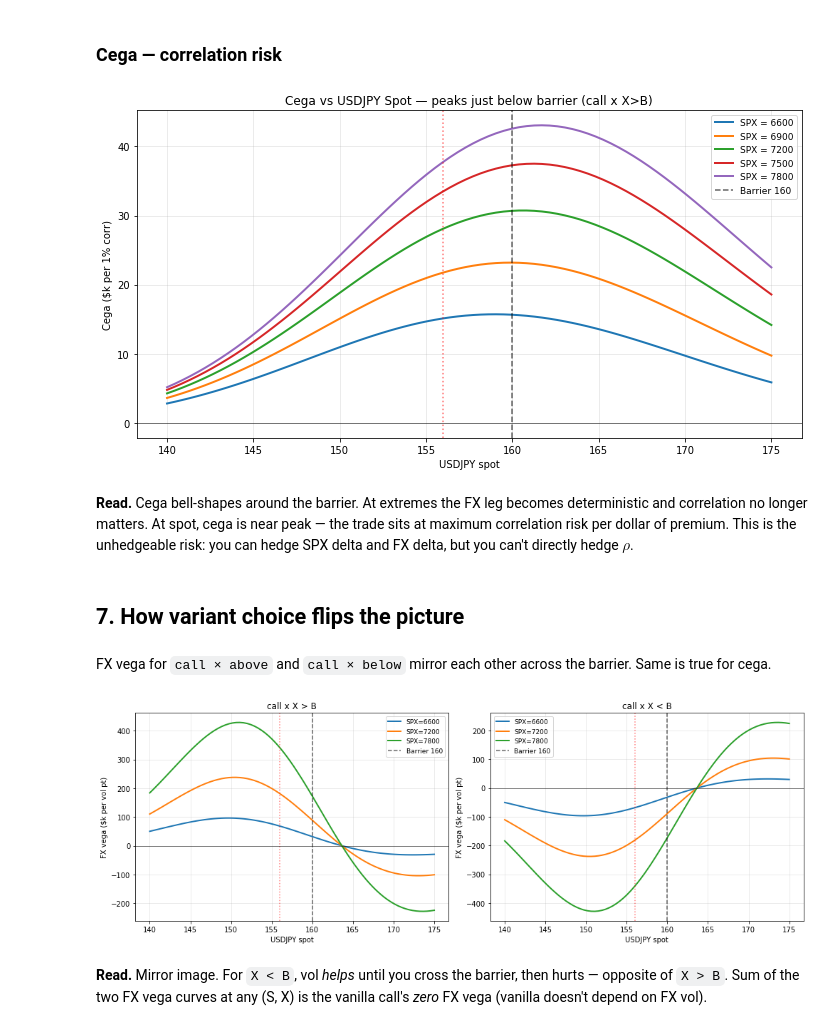
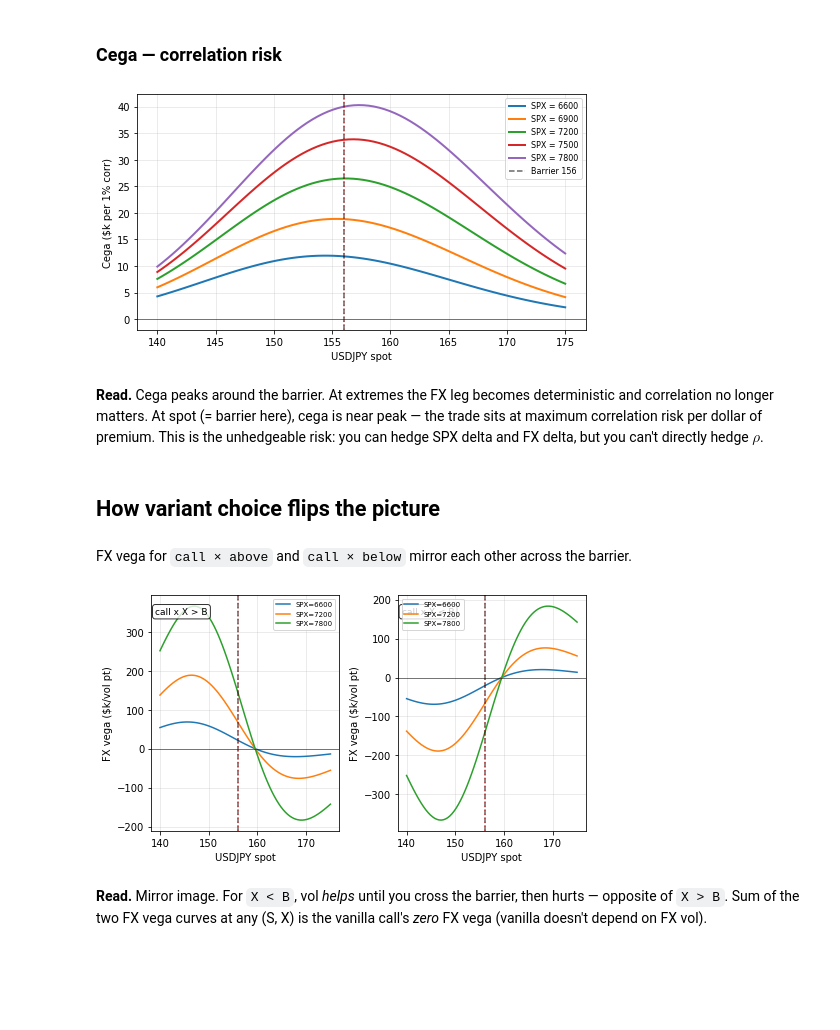
Before and after one commit to Johnny-Alexander/eq-fx-hybrid, a Jupyter notebook: notebooks/conditional_european.ipynb, the cells around one changed output. Saved outputs shown, nothing was run; the diff lists cells and outputs as text; code cells hidden in the pictures; blank space fills up the shorter version.

```diff
--- a/notebooks/conditional_european.ipynb
+++ b/notebooks/conditional_european.ipynb
@@ -48,8 +37,8 @@ NOTIONAL = 100e6  # $100mm
 p = HybridInputs(
     S0=7200.0,    # SPX spot
     X0=156.0,     # USDJPY spot (JPY per USD)
-    K=7000.0,     # SPX strike
-    B=160.0,      # USDJPY barrier
+    K=7200.0,     # SPX strike
+    B=156.0,      # USDJPY barrier (= spot, ATM-barrier)
     T=0.5,        # 6 months
     r_d=0.045,    # USD rate (settlement currency, used for discounting)
     r_f=0.005,    # JPY rate (foreign side of USDJPY)
@@ -302,23 +305,20 @@ plt.tight_layout(); plt.show()
 fx_grid = np.linspace(140, 175, 80)
 spx_levels = [6600, 6900, 7200, 7500, 7800]
 
-# FX delta as notional-equivalent FX hedge ($mm).
-# (PnL per +1% FX move) * 100 = USD-notional of FX you'd need to short to hedge.
 def fx_hedge_mm(S0, X0, eq="call", fx="above"):
     units_local = NOTIONAL / S0
     dX = 0.01 * X0
     pnl_per_1pct = (price_at(S0, X0+dX, eq=eq, fx=fx) - price_at(S0, X0-dX, eq=eq, fx=fx)) * units_local / 2
-    return pnl_per_1pct * 100 / 1e6   # -> $mm notional-equivalent
+    return pnl_per_1pct * 100 / 1e6   # $mm notional-equivalent
 
-fig, ax = plt.subplots(figsize=(10, 5.5))
+fig, ax = plt.subplots(figsize=(7, 4))
 for S0 in spx_levels:
     fxd = [fx_hedge_mm(S0, x) for x in fx_grid]
     ax.plot(fx_grid, fxd, label=f"SPX = {S0}", linewidth=2)
-ax.axhline(0, color="black", linewidth=0.8, ls="--", alpha=0.6, label="Vanilla call (zero FX delta)")
+ax.axhline(0, color="black", linewidth=0.8, ls="--", alpha=0.6, label="Vanilla (zero)")
 ax.axvline(p.B, color="k", ls="--", alpha=0.6, label=f"Barrier {p.B:.0f}")
 ax.axvline(p.X0, color="red", ls=":", alpha=0.5, label=f"USDJPY {p.X0:.0f}")
 ax.set_xlabel("USDJPY spot"); ax.set_ylabel("FX hedge size ($mm)")
-ax.set_title(f"Notional-equivalent FX hedge on ${NOTIONAL/1e6:.0f}mm — peaks at the barrier")
-ax.legend(fontsize=9); ax.grid(alpha=0.3)
+ax.legend(fontsize=8); ax.grid(alpha=0.3)
 plt.tight_layout(); plt.show()
 # %% [output]
@@ -347,10 +346,7 @@ plt.tight_layout(); plt.show()
 # %% [markdown]
 ### FX vega — sign flips at the barrier
 # %%
-fx_grid = np.linspace(140, 175, 80)
-spx_levels = [6600, 6900, 7200, 7500, 7800]
-
-fig, ax = plt.subplots(figsize=(10, 5.5))
+fig, ax = plt.subplots(figsize=(7, 4))
 for S0 in spx_levels:
     fxv = [vega_at(S0, x, "sig_X") * units / 1e3 for x in fx_grid]
     ax.plot(fx_grid, fxv, label=f"SPX = {S0}", linewidth=2)
@@ -358,7 +354,6 @@ ax.axvline(p.B, color="k", ls="--", alpha=0.6, label=f"Barrier {p.B:.0f}")
 ax.axvline(p.X0, color="red", ls=":", alpha=0.5, label=f"USDJPY {p.X0:.0f}")
 ax.axhline(0, color="black", linewidth=0.5)
 ax.set_xlabel("USDJPY spot"); ax.set_ylabel("FX vega ($k per vol pt)")
-ax.set_title("FX Vega vs USDJPY Spot — sign flips at barrier (call x X>B)")
-ax.legend(fontsize=9); ax.grid(alpha=0.3)
+ax.legend(fontsize=8); ax.grid(alpha=0.3)
 plt.tight_layout(); plt.show()
 # %% [output]
@@ -368,7 +363,7 @@ plt.tight_layout(); plt.show()
 # %% [markdown]
 ### Cega — correlation risk
 # %%
-fig, ax = plt.subplots(figsize=(10, 5.5))
+fig, ax = plt.subplots(figsize=(7, 4))
 for S0 in spx_levels:
     cs = [cega_at(S0, x) * units / 1e3 for x in fx_grid]
     ax.plot(fx_grid, cs, label=f"SPX = {S0}", linewidth=2)
@@ -376,32 +371,32 @@ ax.axvline(p.B, color="k", ls="--", alpha=0.6, label=f"Barrier {p.B:.0f}")
 ax.axvline(p.X0, color="red", ls=":", alpha=0.5)
 ax.axhline(0, color="black", linewidth=0.5)
 ax.set_xlabel("USDJPY spot"); ax.set_ylabel("Cega ($k per 1% corr)")
-ax.set_title("Cega vs USDJPY Spot — peaks just below barrier (call x X>B)")
-ax.legend(fontsize=9); ax.grid(alpha=0.3)
+ax.legend(fontsize=8); ax.grid(alpha=0.3)
 plt.tight_layout(); plt.show()
 # %% [output]
-[figure, old version]
+[figure, new version]
 # %% [markdown]
-**Read.** Cega bell-shapes around the barrier. At extremes the FX leg becomes deterministic and correlation no longer matters. At spot, cega is near peak — the trade sits at maximum correlation risk per dollar of premium. This is the unhedgeable risk: you can hedge SPX delta and FX delta, but you can't directly hedge $\rho$.
+**Read.** Cega peaks around the barrier. At extremes the FX leg becomes deterministic and correlation no longer matters. At spot (= barrier here), cega is near peak — the trade sits at maximum correlation risk per dollar of premium. This is the unhedgeable risk: you can hedge SPX delta and FX delta, but you can't directly hedge $\rho$.
 # %% [markdown]
-## 7. How variant choice flips the picture
+## How variant choice flips the picture
 # %% [markdown]
-FX vega for `call × above` and `call × below` mirror each other across the barrier. Same is true for cega.
+FX vega for `call × above` and `call × below` mirror each other across the barrier.
 # %%
-fig, axes = plt.subplots(1, 2, figsize=(14, 5))
+fig, axes = plt.subplots(1, 2, figsize=(7, 4))
 for ax, fx_dir in zip(axes, ["above", "below"]):
     for S0 in [6600, 7200, 7800]:
         v = [vega_at(S0, x, "sig_X", eq="call", fx=fx_dir) * units / 1e3 for x in fx_grid]
-        ax.plot(fx_grid, v, label=f"SPX={S0}", linewidth=2)
-    ax.axvline(p.B, color="k", ls="--", alpha=0.6, label=f"Barrier {p.B:.0f}")
+        ax.plot(fx_grid, v, label=f"SPX={S0}", linewidth=1.5)
+    ax.axvline(p.B, color="k", ls="--", alpha=0.6)
     ax.axvline(p.X0, color="red", ls=":", alpha=0.5)
     ax.axhline(0, color="black", linewidth=0.5)
     sign = ">" if fx_dir == "above" else "<"
-    ax.set_xlabel("USDJPY spot"); ax.set_ylabel("FX vega ($k per vol pt)")
-    ax.set_title(f"call x X {sign} B")
-    ax.legend(fontsize=9); ax.grid(alpha=0.3)
+    ax.set_xlabel("USDJPY spot"); ax.set_ylabel("FX vega ($k/vol pt)")
+    ax.text(0.02, 0.95, f"call x X {sign} B", transform=ax.transAxes,
+            fontsize=9, va="top", bbox=dict(boxstyle="round", facecolor="white", alpha=0.8))
+    ax.legend(fontsize=7); ax.grid(alpha=0.3)
 plt.tight_layout(); plt.show()
 # %% [output]
-[figure, old version]
+[figure, new version]
 # %% [markdown]
 **Read.** Mirror image. For `X < B`, vol *helps* until you cross the barrier, then hurts — opposite of `X > B`. Sum of the two FX vega curves at any (S, X) is the vanilla call's *zero* FX vega (vanilla doesn't depend on FX vol).
```
Also changed, not shown: parts of 32 cells of this notebook, 1 other file.
